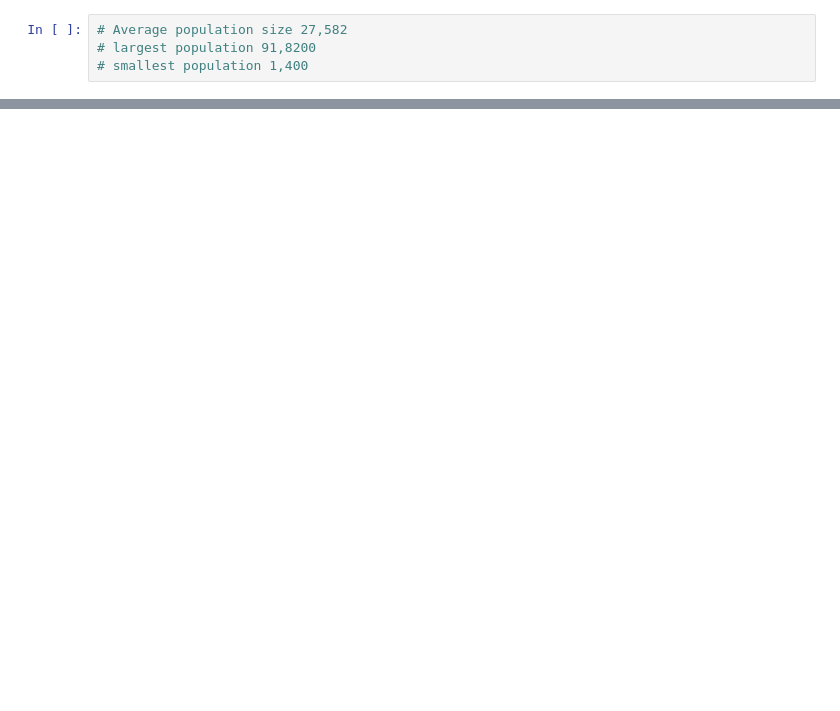
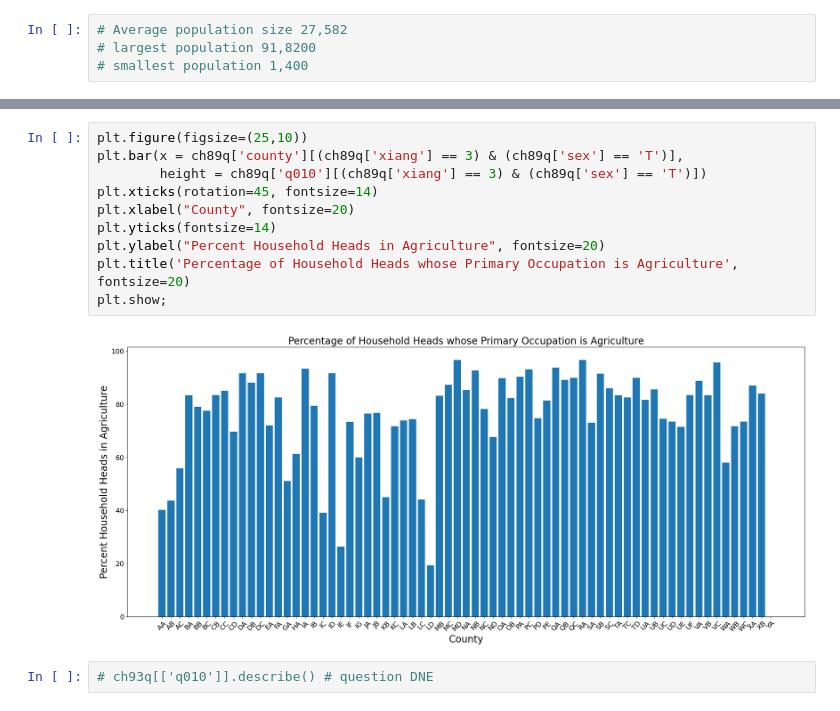
Before and after one commit to colbytse/community_health_project, a Jupyter notebook: eda-ct.ipynb, the cells around one changed output, grey strips where cells are left out. Saved outputs shown, nothing was run; the diff lists cells and outputs as text; blank space fills up the shorter version.

Commit message:
Initial EDA. Explored questionnaire dataframes.

```diff
--- a/eda-ct.ipynb
+++ b/eda-ct.ipynb
@@ -71,0 +141,14 @@ Name: q008, dtype: float64
+# %%
+plt.figure(figsize=(25,10))
+plt.bar(x = ch89q['county'][(ch89q['xiang'] == 3) & (ch89q['sex'] == 'T')],
+        height = ch89q['q010'][(ch89q['xiang'] == 3) & (ch89q['sex'] == 'T')])
+plt.xticks(rotation=45, fontsize=14)
+plt.xlabel("County", fontsize=20)
+plt.yticks(fontsize=14)
+plt.ylabel("Percent Household Heads in Agriculture", fontsize=20)
+plt.title('Percentage of Household Heads whose Primary Occupation is Agriculture', fontsize=20)
+plt.show;
+# %% [output]
+[figure, added]
+# %%
+# ch93q[['q010']].describe() # question DNE
```
Also changed, not shown: parts of 87 cells of this notebook.
